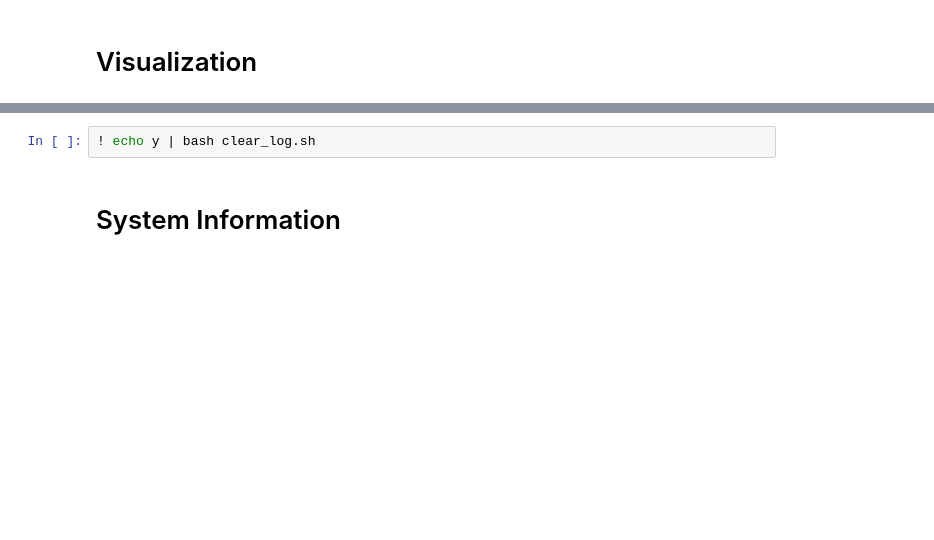
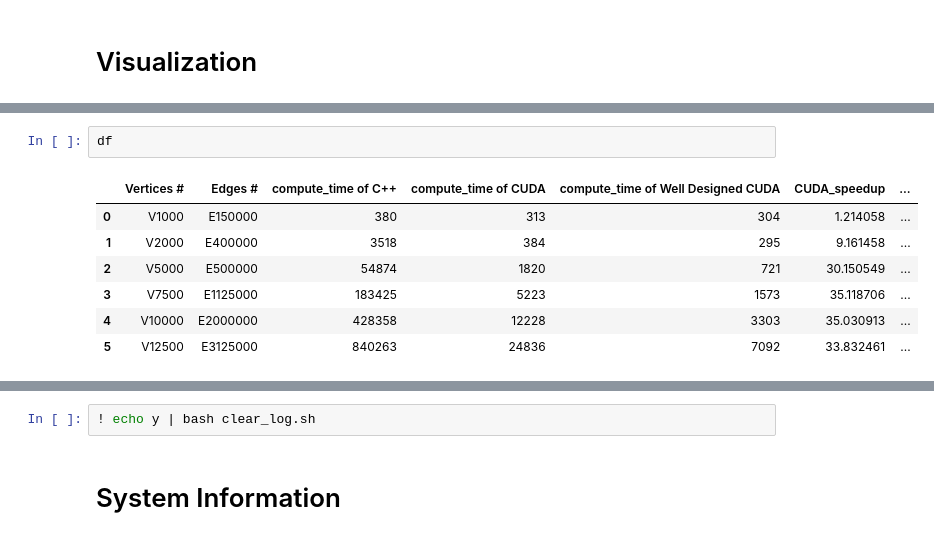
Before and after one commit to Lemutisme/CUDA-project-for-IE533, a Jupyter notebook: Code/SSP.ipynb, the cells around one changed output, grey strips where cells are left out. Cells and saved outputs as stored; diff of their text form; blank space fills up the shorter version.

```diff
--- a/Code/SSP.ipynb
+++ b/Code/SSP.ipynb
@@ -158,0 +224,10 @@ plt.show()
+# %%
+df
+# %% [output]
+|  | Vertices # | Edges # | compute_time of C++ | compute_time of CUDA | compute_time of Well Designed CUDA | CUDA_speedup | ... |
+| 0 | V1000 | E150000 | 380 | 313 | 304 | 1.214058 | ... |
+| 1 | V2000 | E400000 | 3518 | 384 | 295 | 9.161458 | ... |
+| 2 | V5000 | E500000 | 54874 | 1820 | 721 | 30.150549 | ... |
+| 3 | V7500 | E1125000 | 183425 | 5223 | 1573 | 35.118706 | ... |
+| 4 | V10000 | E2000000 | 428358 | 12228 | 3303 | 35.030913 | ... |
+| 5 | V12500 | E3125000 | 840263 | 24836 | 7092 | 33.832461 | ... |
```
Also changed, not shown: parts of 9 cells of this notebook, 2 other files.
